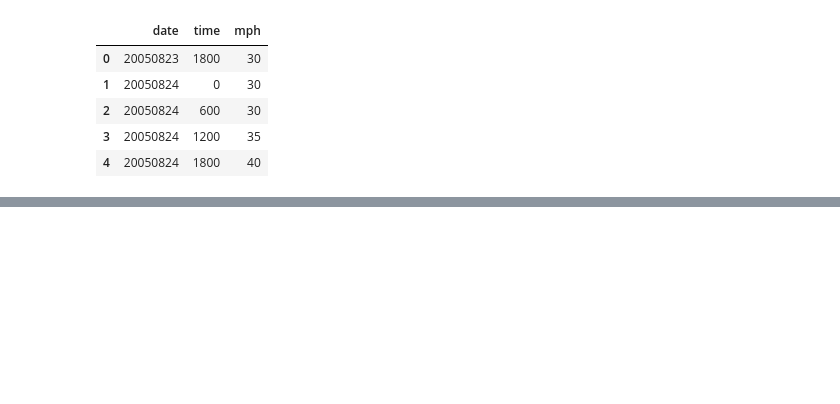
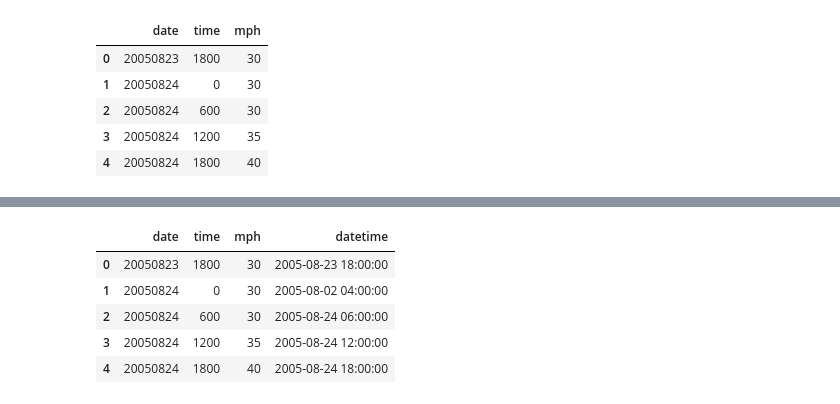
Before and after one commit to sbchou/Sonify-refugees, a Jupyter notebook: hurricanes/notebooks/SonifyKatrina.ipynb, the cells around one changed output, grey strips where cells are left out. Cells and saved outputs as stored; diff of their text form; code cells hidden in the pictures; blank space fills up the shorter version.

```diff
--- a/hurricanes/notebooks/SonifyKatrina.ipynb
+++ b/hurricanes/notebooks/SonifyKatrina.ipynb
@@ -22,5 +28,5 @@ df.head()
 # %%
 df['datetime'] = pandas.to_datetime(df.apply(lambda x: str(x['date']) + str(x['time']), axis=1), format="%Y%m%d%H%M")
 # %%
-df.datetime.head()
+df.head()
 # %% [output]
@@ -33,2 +33,8 @@ Name: datetime, dtype: datetime64[ns]
+|  | date | time | mph | datetime |
+| 0 | 20050823 | 1800 | 30 | 2005-08-23 18:00:00 |
+| 1 | 20050824 | 0 | 30 | 2005-08-02 04:00:00 |
+| 2 | 20050824 | 600 | 30 | 2005-08-24 06:00:00 |
+| 3 | 20050824 | 1200 | 35 | 2005-08-24 12:00:00 |
+| 4 | 20050824 | 1800 | 40 | 2005-08-24 18:00:00 |
 # %%
 df.to_csv("../data/KATRINA-2005-dateformatted.csv")
```
Also changed, not shown: parts of 25 cells of this notebook.
